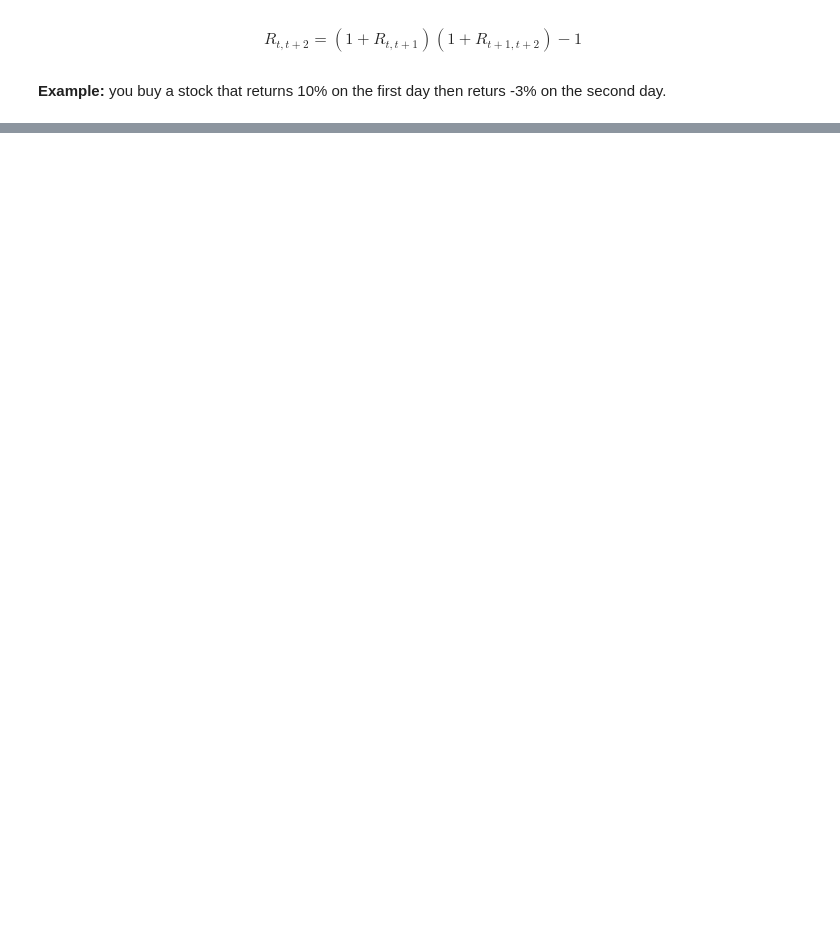
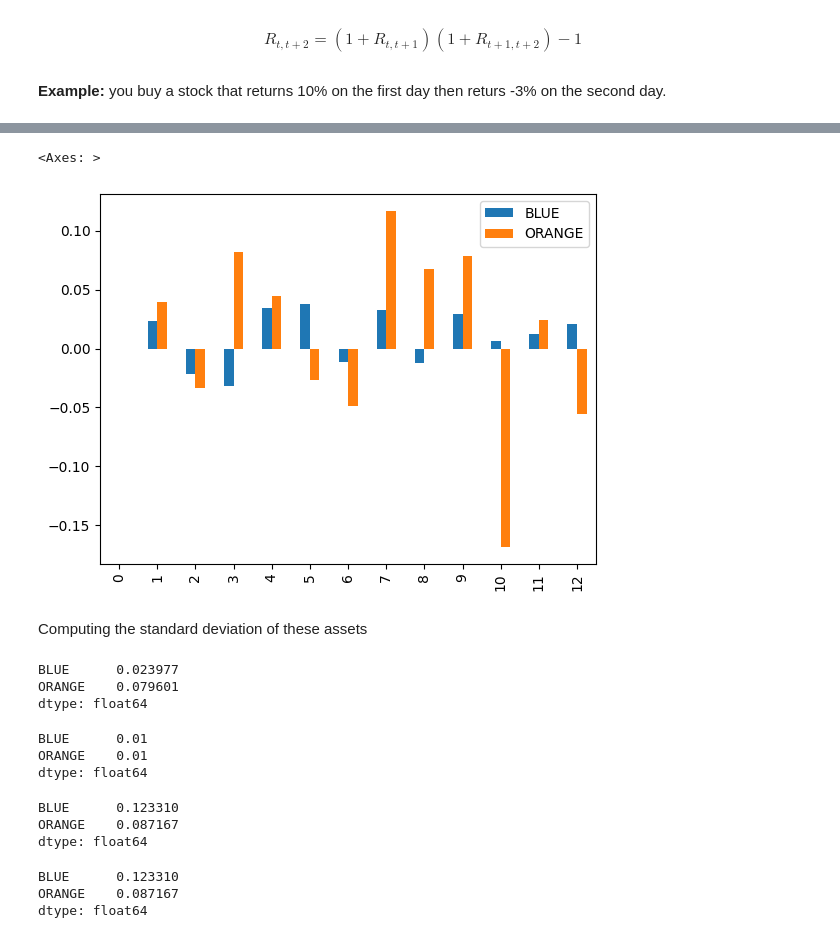
Before and after one commit to jujopo/introduction-portfolio-construction-and-analysis-with-python, a Jupyter notebook: notebooks/portfolio-construction-and-analysis/module_1_analysing_returns.ipynb, the cells around one changed output, grey strips where cells are left out. Cells and saved outputs as stored; diff of their text form; code cells hidden in the pictures; blank space fills up the shorter version.

```diff
--- a/notebooks/portfolio-construction-and-analysis/module_1_analysing_returns.ipynb
+++ b/notebooks/portfolio-construction-and-analysis/module_1_analysing_returns.ipynb
@@ -51,0 +203,3 @@ $$ (1+0.10)(1-0.03)-1 $$
+# %%
+returns = prices.pct_change()
+returns
@@ -51,0 +226,31 @@ $$ (1+0.10)(1-0.03)-1 $$
+# %%
+returns.plot.bar()
+# %% [output]
+<Axes: >
+[figure, added]
+# %% [markdown]
+Computing the standard deviation of these assets
+# %%
+returns.std()
+# %% [output]
+BLUE      0.023977
+ORANGE    0.079601
+dtype: float64
+# %%
+returns.mean()
+# %% [output]
+BLUE      0.01
+ORANGE    0.01
+dtype: float64
+# %%
+np.prod(returns + 1, axis=0) - 1
+# %% [output]
+BLUE      0.123310
+ORANGE    0.087167
+dtype: float64
+# %%
+(returns + 1).prod() - 1
+# %% [output]
+BLUE      0.123310
+ORANGE    0.087167
+dtype: float64
```
Also changed, not shown: parts of 119 cells of this notebook, 1 other file.
